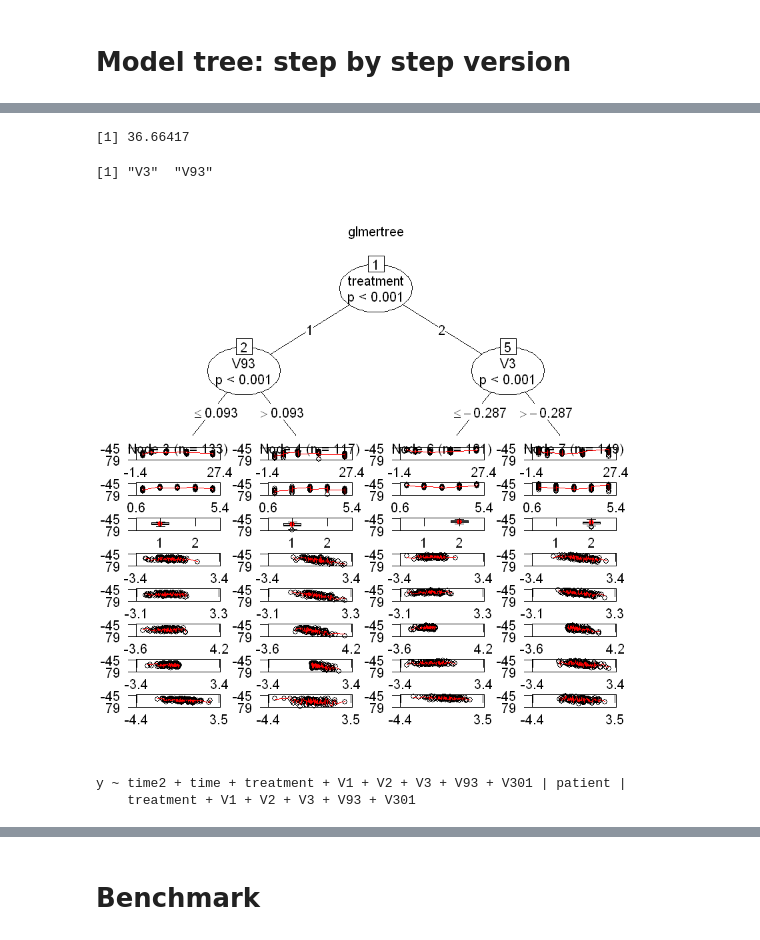
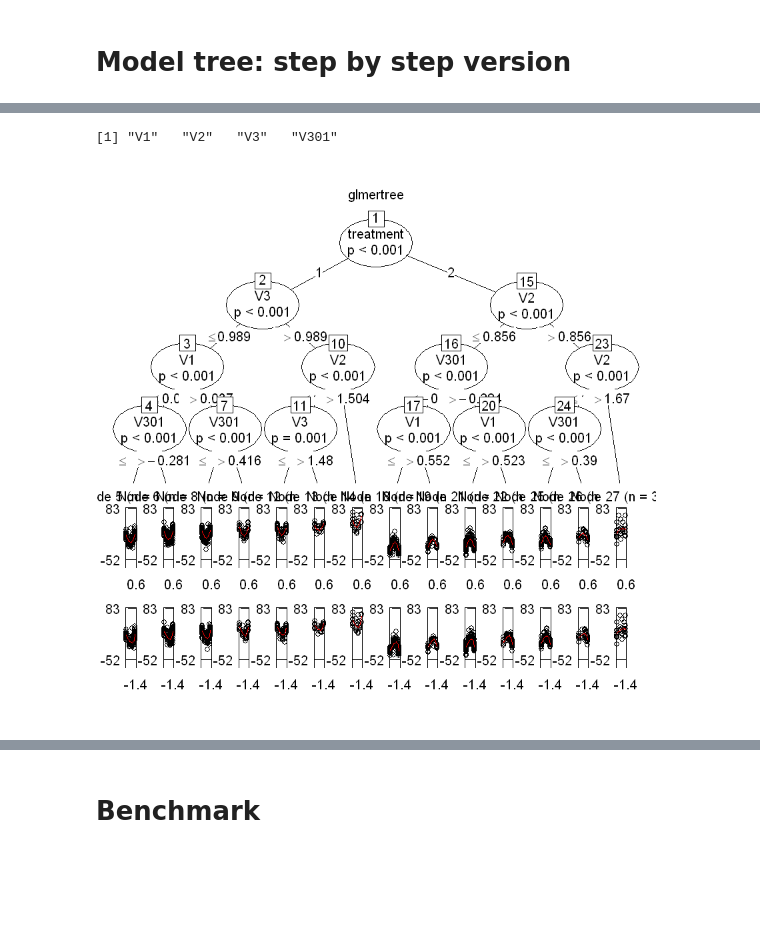
Before and after one commit to Yuancheng-Xu/UCLA-CSST-SAVE, a Jupyter notebook: Random Effect Model Tree/LongFuzzy on time dependent data set.ipynb, the cells around one changed output, grey strips where cells are left out. Cells and saved outputs as stored; diff of their text form; code cells hidden in the pictures; blank space fills up the shorter version.

Commit message:
time dependent update

```diff
--- a/Random Effect Model Tree/LongFuzzy on time dependent data set.ipynb
+++ b/Random Effect Model Tree/LongFuzzy on time dependent data set.ipynb
@@ -35,7 +17,7 @@ The following object is masked from 'package:randomForest':
 # data
 # %%
 # training data
-n <- 100 # number of patients
+n <- 300 # number of patients
 T <-  5 # number of observations per patients
 
 set.seed(100)
@@ -71,6 +53,6 @@ head(data)
 # %%
 # testing data
-n_test <- 30 # number of patients
+n_test <- 100 # number of patients
 T <-  5 # number of observations per patients
 
 set.seed(101)
@@ -259,16 +259,15 @@ $patient
 # %% [markdown]
 # Model tree: step by step version
 # %%
-# split_var = c(paste("V",301:400,sep=""))
 # split_var = c("treatment",paste("V",1:100,sep=""))
 # split_var = c("treatment")
-split_var = c("treatment",paste("V",c(1,2,3,93,301),sep=""))
+split_var = c("treatment",paste("V",c(1,2,3,301,302,303),sep=""))
 # split_var = c("treatment",paste("V",c(1,2,3,301,302,303),sep="")) # correct
 
 # regress_var = c("time2","time")
 # regress_var = c("V1")
-# regress_var = c("treatment","time","time2")
-regress_var = c("time2","time",split_var)
+regress_var = c("time","time2")
+# regress_var = c("time2","time",paste("V",c(1,2,3,301,302,303),sep=""))
 
 cluster_var = "patient"
 Formula = as.formula(paste("y~",paste(regress_var,collapse = "+"),
@@ -278,7 +277,7 @@ Formula = as.formula(paste("y~",paste(regress_var,collapse = "+"),
 
 system.time({
     # you can change alpha = 0.2
-    lmm_tree <- lmertree(Formula, data = data,alpha = 0.2,maxdepth=5)
+    lmm_tree <- lmertree(Formula, data = data,alpha = 0.3,maxdepth=5)
 })
 # mean square error on test data
 mean((predict(lmm_tree,newdata=data_test,re.form=NA)-data_test$y)**2)
@@ -296,11 +294,5 @@ fixed-effect model matrix is rank deficient so dropping 4 columns / coefficients
-[1] 36.66417
+[1] "V1"   "V2"   "V3"   "V301"
-[1] "V3"  "V93"
-[figure, old version]
+[figure, new version]
-# %%
-Formula
-# %% [output]
-y ~ time2 + time + treatment + V1 + V2 + V3 + V93 + V301 | patient |
-    treatment + V1 + V2 + V3 + V93 + V301
 # %%
 coef(lmm_tree)
 # %% [output]
```
Also changed, not shown: parts of 14 cells of this notebook.
